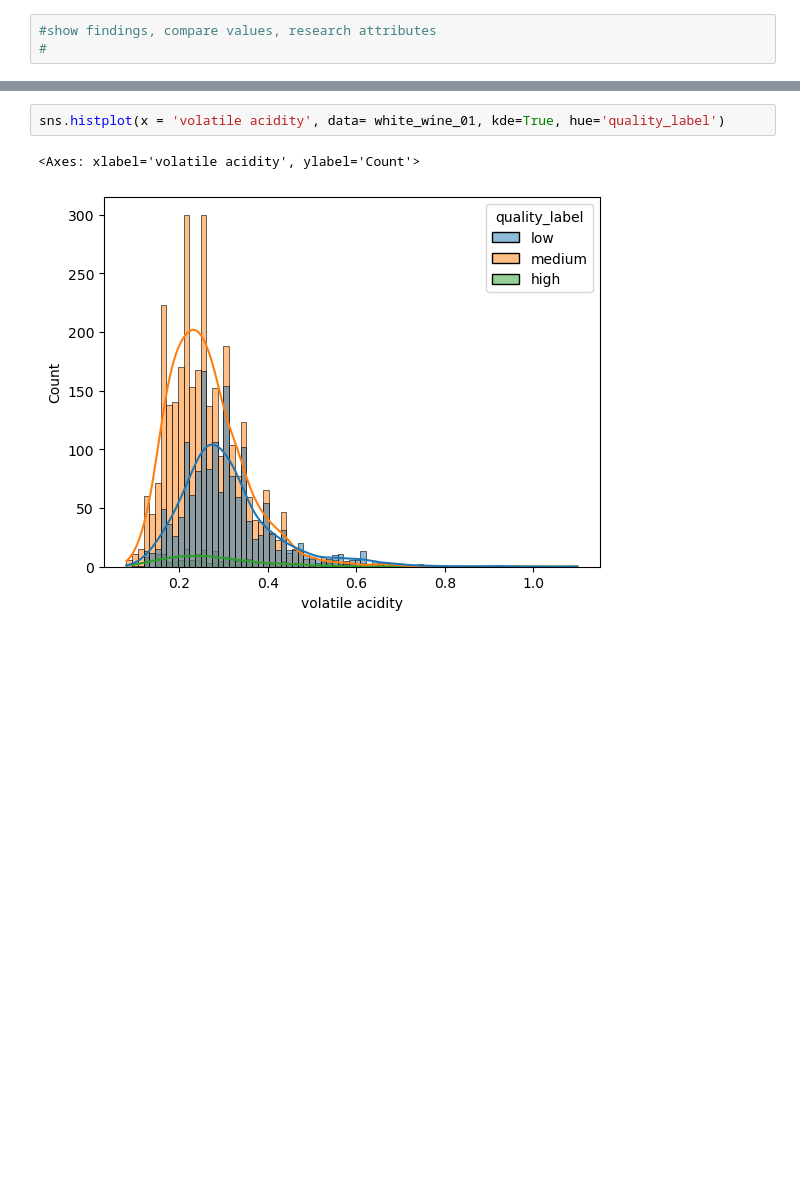
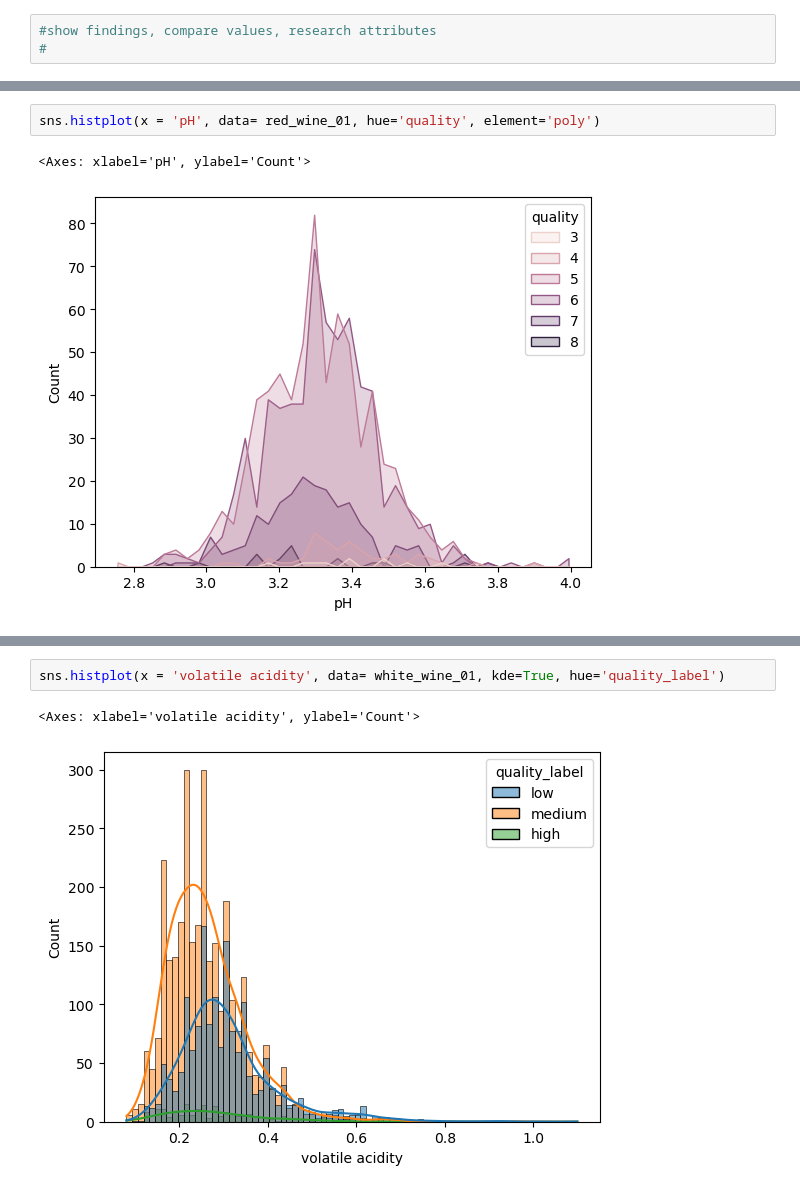
Before and after one commit to MiriamHerrmann/Wine_Data_Project, a Jupyter notebook: WineDataSet.ipynb, the cells around one changed output, grey strips where cells are left out. Cells and saved outputs as stored; diff of their text form; blank space fills up the shorter version.

```diff
--- a/WineDataSet.ipynb
+++ b/WineDataSet.ipynb
@@ -92 +231,6 @@ plt.title('Red & White Wine Sample Size')
+# %%
+sns.histplot(x = 'pH', data= red_wine_01, hue='quality', element='poly')
+# %% [output]
+<Axes: xlabel='pH', ylabel='Count'>
+[figure, added]
 # %%
```
Also changed, not shown: parts of 30 cells of this notebook.
